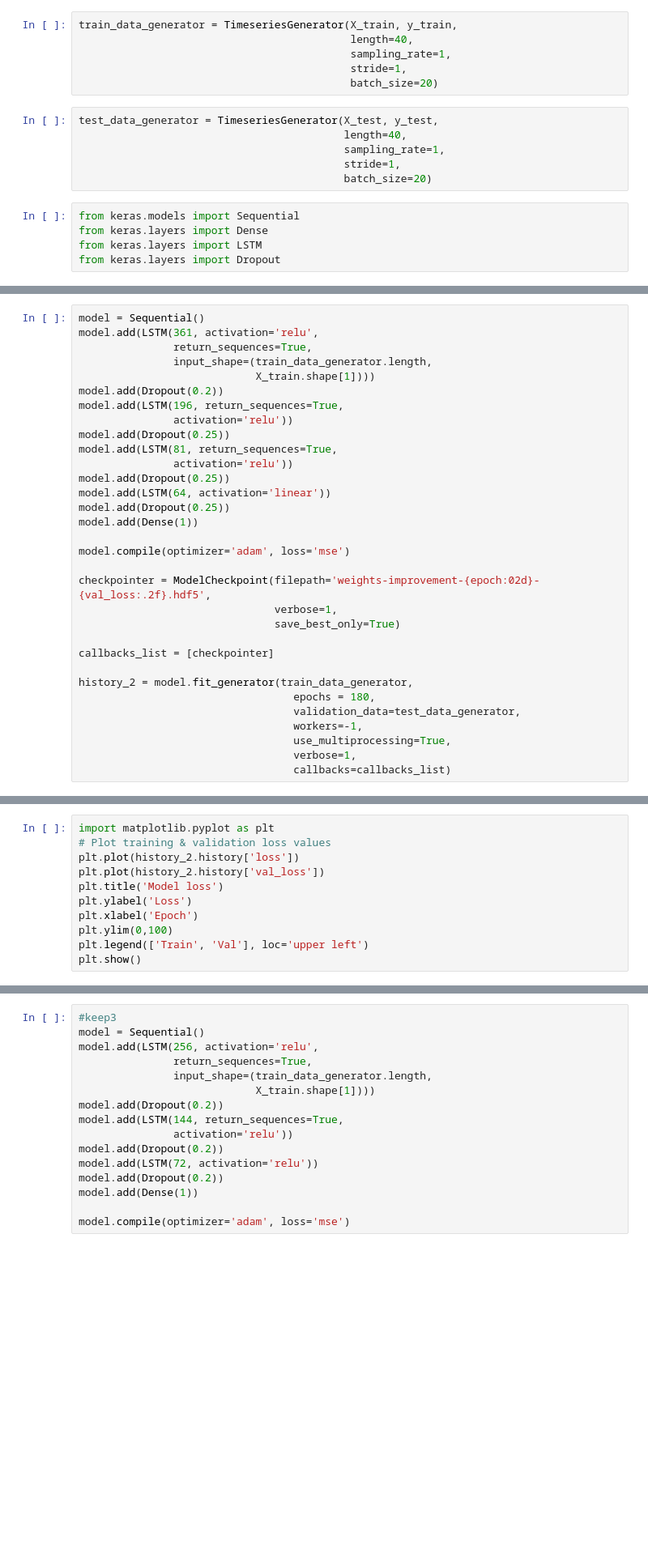
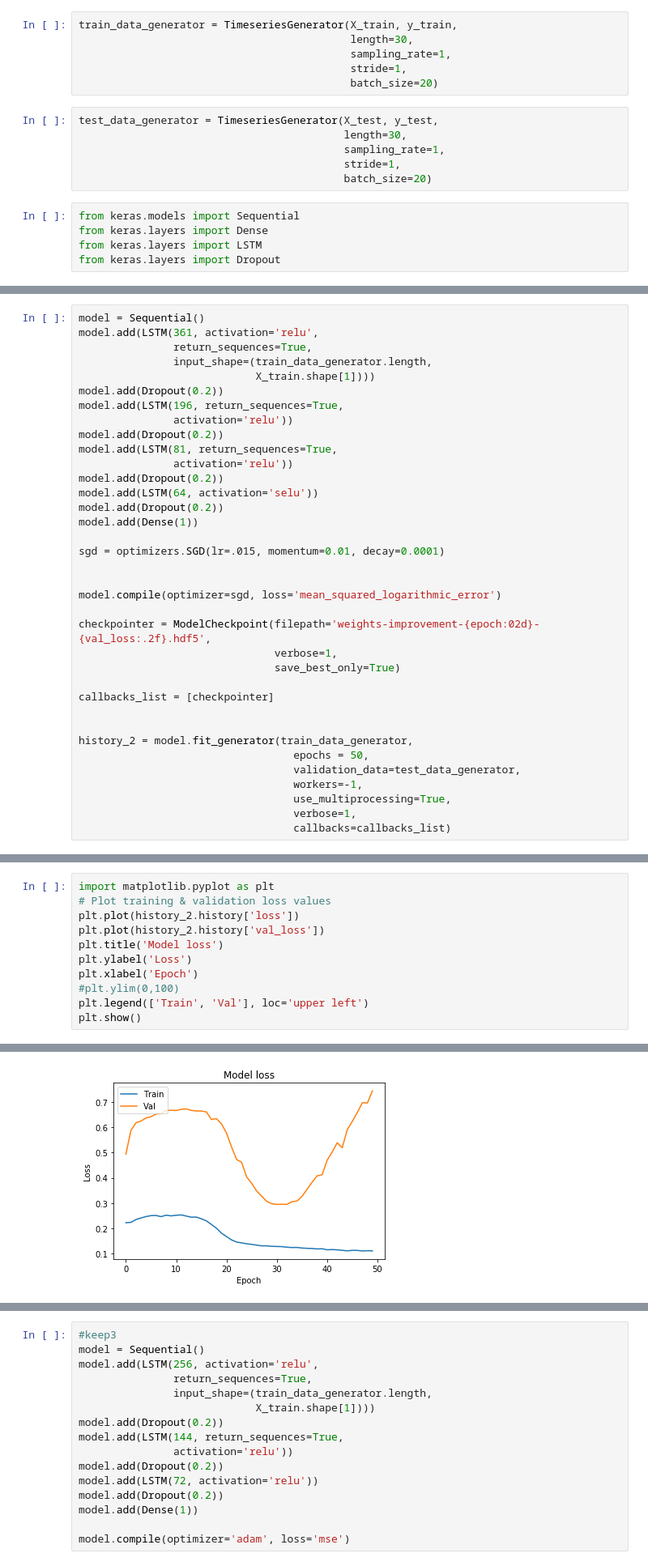
Before and after one commit to labs14-investment-risk-analysis/Data-Science, a Jupyter notebook: jupyter_notebooks/modeling/LSTM_regressions_fracdif.ipynb, the cells around one changed output, grey strips where cells are left out. Shown: that part at 81% size. Saved outputs shown, nothing was run; the diff lists cells and outputs as text; blank space fills up the shorter version.

```diff
--- a/jupyter_notebooks/modeling/LSTM_regressions_fracdif.ipynb
+++ b/jupyter_notebooks/modeling/LSTM_regressions_fracdif.ipynb
@@ -177,13 +178,13 @@ X_train = scaler.transform(X_train)
 X_test = scaler.transform(X_test)
 # %%
 train_data_generator = TimeseriesGenerator(X_train, y_train,
-                                           length=40,
+                                           length=30,
                                            sampling_rate=1,
                                            stride=1,
                                            batch_size=20)
 # %%
 test_data_generator = TimeseriesGenerator(X_test, y_test,
-                                          length=40,
+                                          length=30,
                                           sampling_rate=1,
                                           stride=1,
                                           batch_size=20)
@@ -201,15 +204,18 @@ model.add(LSTM(361, activation='relu',
 model.add(Dropout(0.2))
 model.add(LSTM(196, return_sequences=True,
                activation='relu'))
-model.add(Dropout(0.25))
+model.add(Dropout(0.2))
 model.add(LSTM(81, return_sequences=True,
                activation='relu'))
-model.add(Dropout(0.25))
-model.add(LSTM(64, activation='linear'))
-model.add(Dropout(0.25))
+model.add(Dropout(0.2))
+model.add(LSTM(64, activation='selu'))
+model.add(Dropout(0.2))
 model.add(Dense(1))
 
-model.compile(optimizer='adam', loss='mse')
+sgd = optimizers.SGD(lr=.015, momentum=0.01, decay=0.0001)
+
+
+model.compile(optimizer=sgd, loss='mean_squared_logarithmic_error')
 
 checkpointer = ModelCheckpoint(filepath='weights-improvement-{epoch:02d}-{val_loss:.2f}.hdf5',
                                verbose=1,
@@ -217,8 +223,9 @@ checkpointer = ModelCheckpoint(filepath='weights-improvement-{epoch:02d}-{val_lo
 
 callbacks_list = [checkpointer]
 
+
 history_2 = model.fit_generator(train_data_generator,
-                                  epochs = 180,
+                                  epochs = 50,
                                   validation_data=test_data_generator,
                                   workers=-1,
                                   use_multiprocessing=True,
@@ -250,7 +257,7 @@ plt.plot(history_2.history['val_loss'])
 plt.title('Model loss')
 plt.ylabel('Loss')
 plt.xlabel('Epoch')
-plt.ylim(0,100)
+#plt.ylim(0,100)
 plt.legend(['Train', 'Val'], loc='upper left')
 plt.show()
 # %% [output]
@@ -258,3 +264,4 @@ NameError: name 'history_2' is not defined
+[figure, added]
 # %%
 #keep2
 model = Sequential()
```
Also changed, not shown: parts of 37 cells of this notebook, 18 other files.
